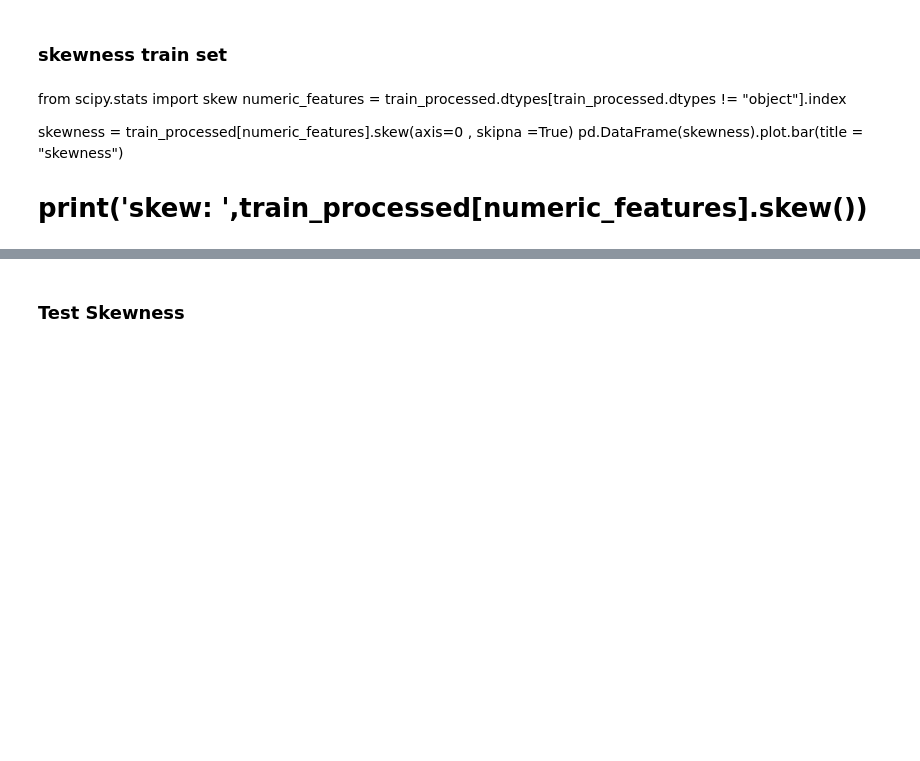
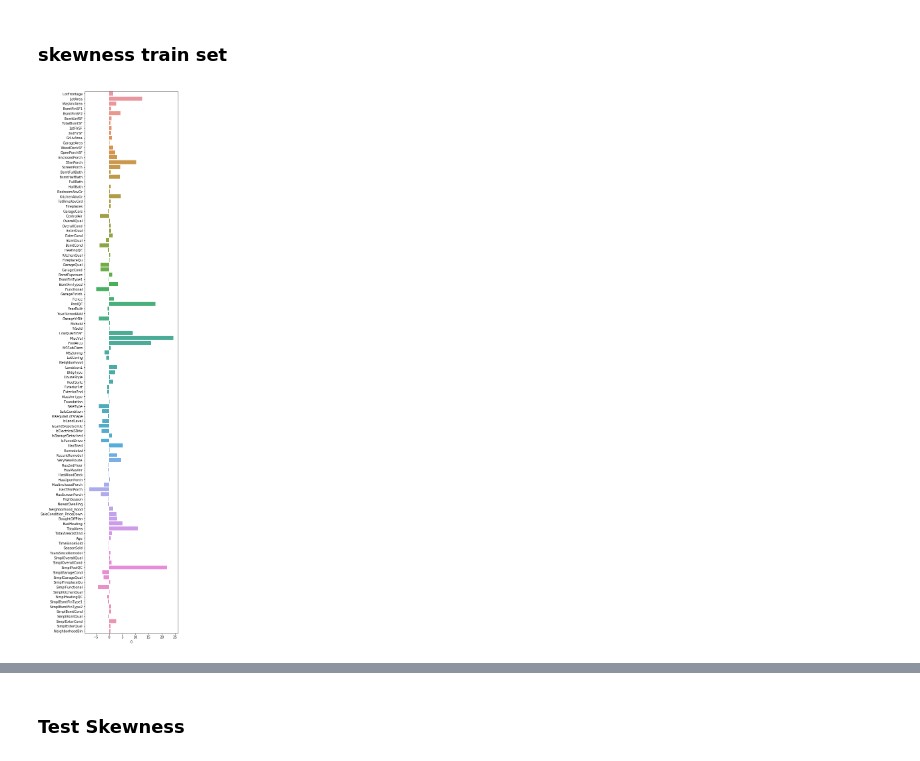
Before and after one commit to navidRashik/House-Prices-Advanced-Regression-Techniques, a Jupyter notebook: house_price.ipynb, the cells around one changed output, grey strips where cells are left out. Saved outputs shown, nothing was run; the diff lists cells and outputs as text; code cells hidden in the pictures; blank space fills up the shorter version.

```diff
--- a/house_price.ipynb
+++ b/house_price.ipynb
@@ -445,14 +450,20 @@ neighborhood_bin_test["NeighborhoodBin"] = test_processed["NeighborhoodBin"]
 ## Skewness & Normalization
 # %% [markdown]
 ### skewness train set
-# %% [markdown]
-from scipy.stats import skew
-numeric_features = train_processed.dtypes[train_processed.dtypes != "object"].index
-
-skewness = train_processed[numeric_features].skew(axis=0 , skipna =True)
-pd.DataFrame(skewness).plot.bar(title = "skewness")
-
-# print('skew: ',train_processed[numeric_features].skew())
+# %%
+from scipy.stats import skew
+import seaborn as sns
+numeric_features = train_processed.dtypes[train_processed.dtypes != "object"].index
+
+skewness = train_processed[numeric_features].skew(axis=0 , skipna =True)
+skewness = pd.DataFrame(skewness)
+plt.figure(figsize=[5,30])
+# skw = sns.load_dataset(skewness)
+ax = sns.barplot( y= skewness.index , x=skewness[0] , data = skewness)
+plt.show()
+# print('skew: ',train_processed[numeric_features].skew())
+# %% [output]
+[figure, added]
 # %%
 numeric_features = train_processed.dtypes[train_processed.dtypes != "object"].index
 
```
Also changed, not shown: parts of 76 cells of this notebook.
